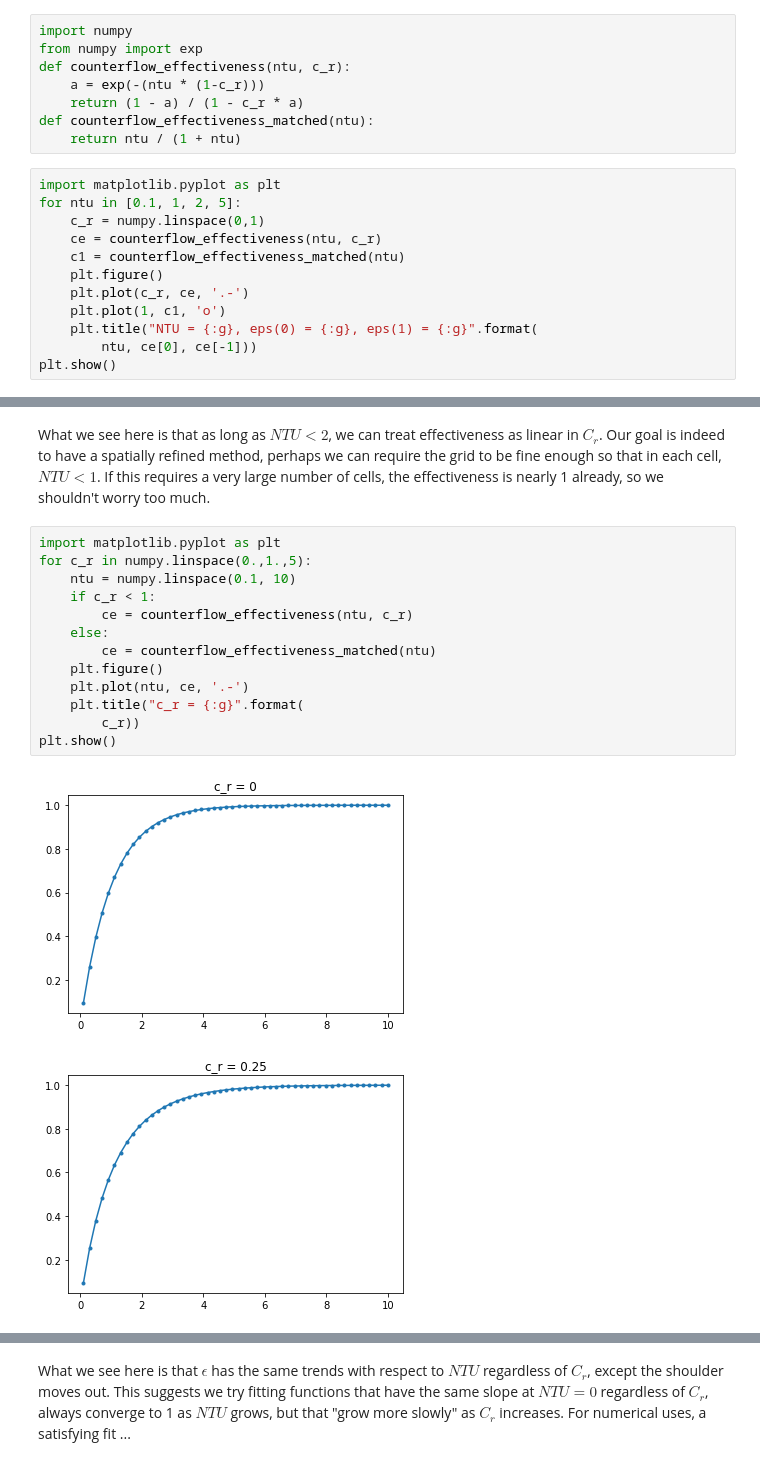
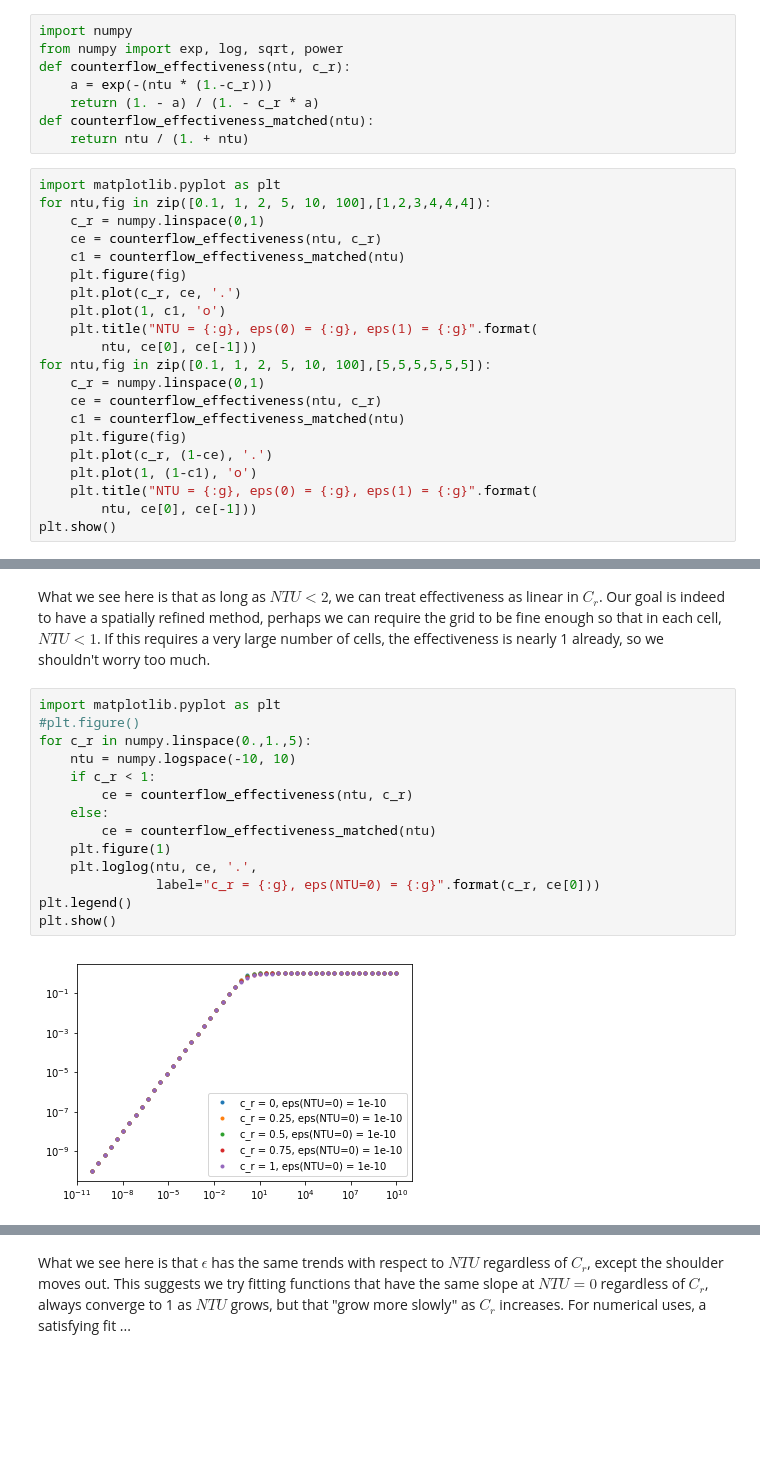
Before and after one commit to nfette/openACHP, a Jupyter notebook: src/FEM HX.ipynb, the cells around one changed output, grey strips where cells are left out. Drawn from its saved outputs; the diff is of its cells as text; blank space fills up the shorter version.

```diff
--- a/src/FEM HX.ipynb
+++ b/src/FEM HX.ipynb
@@ -37,23 +37,32 @@ $$ \epsilon(NTU, C_r) = \begin{cases}
 Our first numerical task is to make this function behave well with respect to $C_r$. Let's visualize the function.
 # %%
 import numpy
-from numpy import exp
+from numpy import exp, log, sqrt, power
 def counterflow_effectiveness(ntu, c_r):
-    a = exp(-(ntu * (1-c_r)))
-    return (1 - a) / (1 - c_r * a)
+    a = exp(-(ntu * (1.-c_r)))
+    return (1. - a) / (1. - c_r * a)
 def counterflow_effectiveness_matched(ntu):
-    return ntu / (1 + ntu)
+    return ntu / (1. + ntu)
 # %%
 import matplotlib.pyplot as plt
-for ntu in [0.1, 1, 2, 5]:
+for ntu,fig in zip([0.1, 1, 2, 5, 10, 100],[1,2,3,4,4,4]):
     c_r = numpy.linspace(0,1)
     ce = counterflow_effectiveness(ntu, c_r)
     c1 = counterflow_effectiveness_matched(ntu)
-    plt.figure()
-    plt.plot(c_r, ce, '.-')
+    plt.figure(fig)
+    plt.plot(c_r, ce, '.')
     plt.plot(1, c1, 'o')
     plt.title("NTU = {:g}, eps(0) = {:g}, eps(1) = {:g}".format(
         ntu, ce[0], ce[-1]))
+for ntu,fig in zip([0.1, 1, 2, 5, 10, 100],[5,5,5,5,5,5]):
+    c_r = numpy.linspace(0,1)
+    ce = counterflow_effectiveness(ntu, c_r)
+    c1 = counterflow_effectiveness_matched(ntu)
+    plt.figure(fig)
+    plt.plot(c_r, (1-ce), '.')
+    plt.plot(1, (1-c1), 'o')
+    plt.title("NTU = {:g}, eps(0) = {:g}, eps(1) = {:g}".format(
+        ntu, ce[0], ce[-1]))
 plt.show()
 # %% [output]
 [figure]
@@ -64,17 +74,17 @@ plt.show()
 What we see here is that as long as $NTU < 2$, we can treat effectiveness as linear in $C_r$. Our goal is indeed to have a spatially refined method, perhaps we can require the grid to be fine enough so that in each cell, $NTU < 1$. If this requires a very large number of cells, the effectiveness is nearly 1 already, so we shouldn't worry too much.
 # %%
 import matplotlib.pyplot as plt
+#plt.figure()
 for c_r in numpy.linspace(0.,1.,5):
-    ntu = numpy.linspace(0.1, 10)
+    ntu = numpy.logspace(-10, 10)
     if c_r < 1:
         ce = counterflow_effectiveness(ntu, c_r)
     else:
         ce = counterflow_effectiveness_matched(ntu)
-    plt.figure()
-    plt.plot(ntu, ce, '.-')
-    plt.title("c_r = {:g}".format(
-        c_r))
+    plt.figure(1)
+    plt.loglog(ntu, ce, '.',
+               label="c_r = {:g}, eps(NTU=0) = {:g}".format(c_r, ce[0]))
+plt.legend()
 plt.show()
 # %% [output]
-[figure, old version]
+[figure, new version]
-[figure, removed]
```
Also changed, not shown: parts of 3 cells of this notebook.
